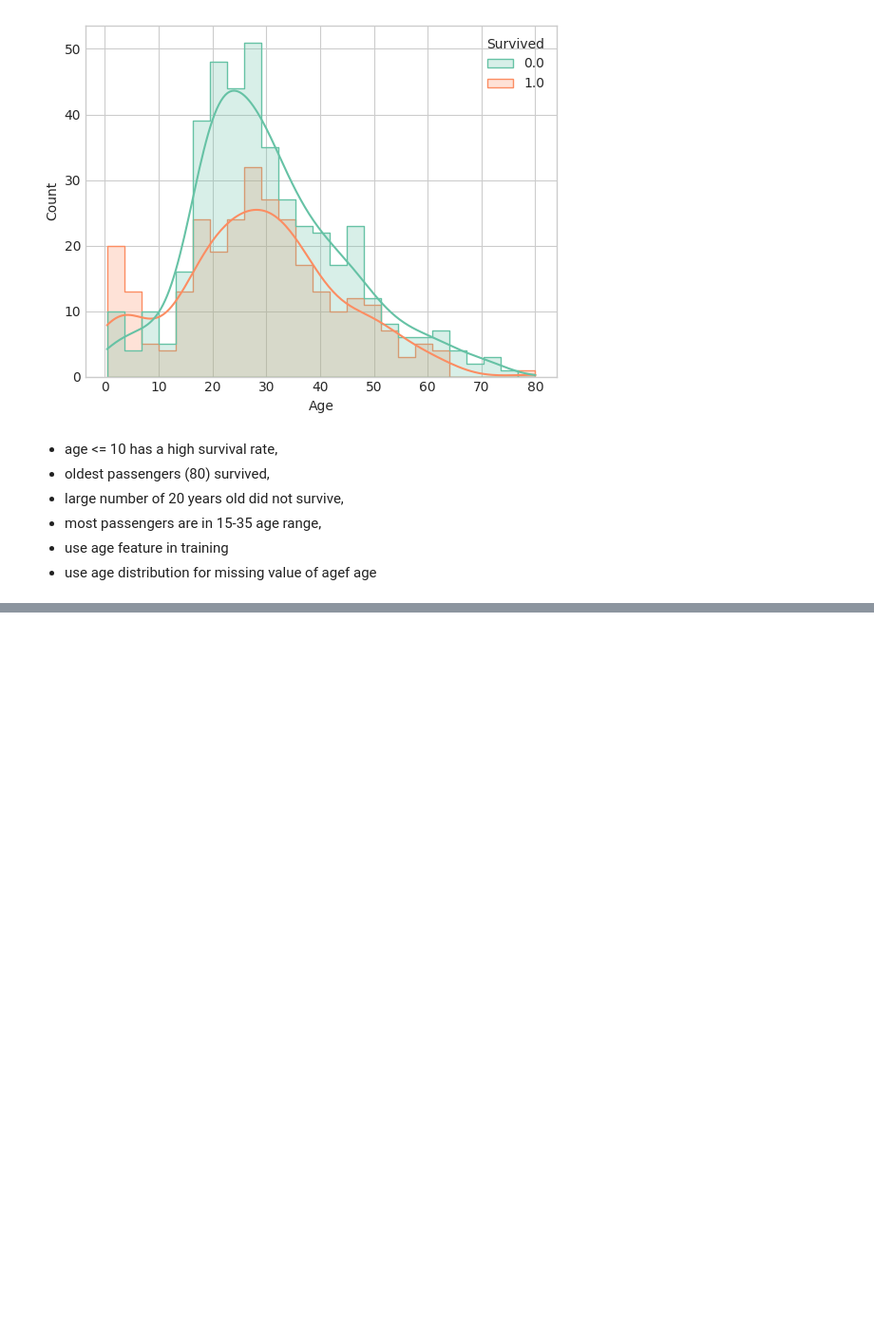
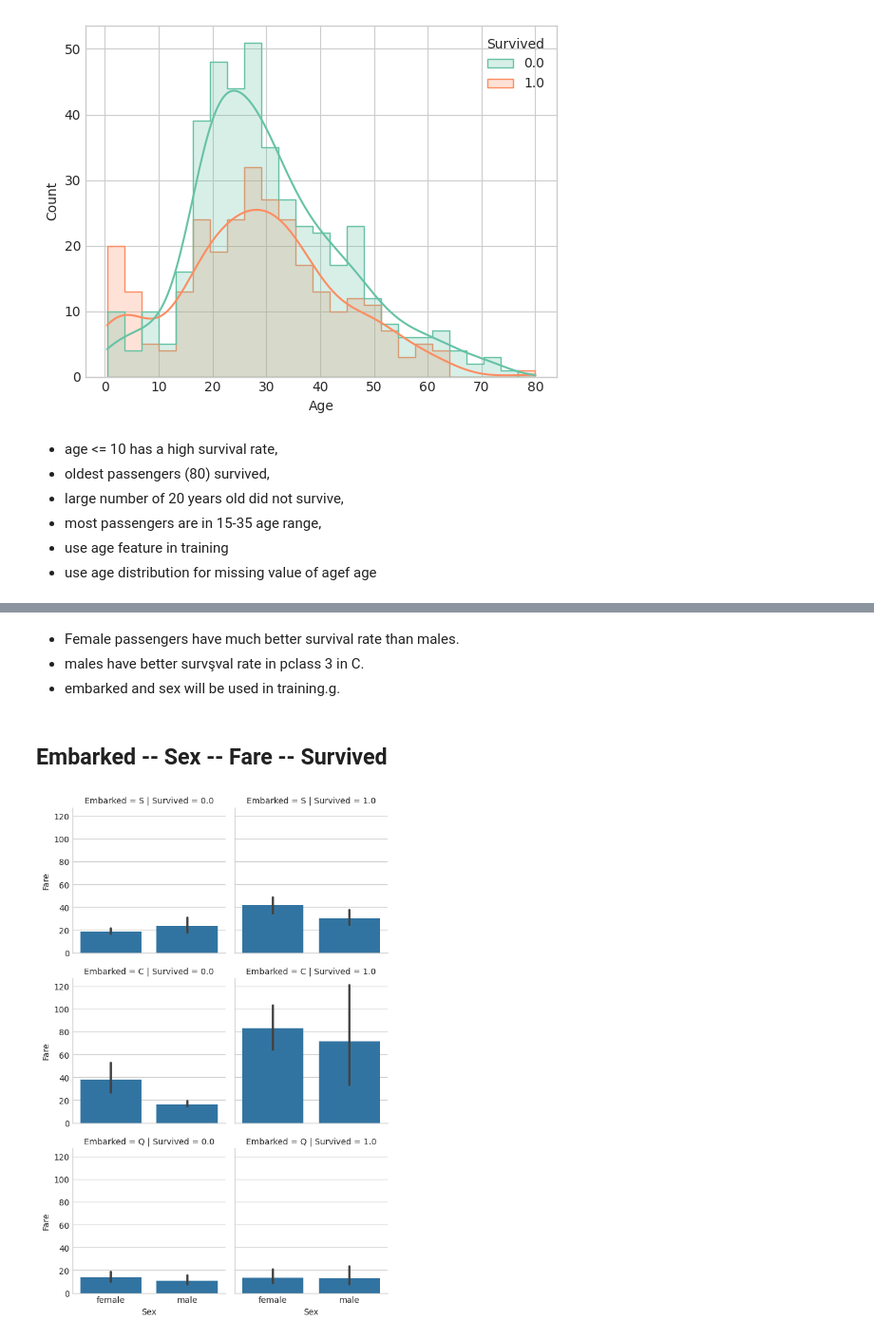
Before and after one commit to BarisOzgurYasar/Titanic-ML, a Jupyter notebook: titanic-eda-notebook.ipynb, the cells around one changed output, grey strips where cells are left out. Shown: that part at 95% size. Cells and saved outputs as stored; diff of their text form; code cells hidden in the pictures; blank space fills up the shorter version.

```diff
--- a/titanic-eda-notebook.ipynb
+++ b/titanic-eda-notebook.ipynb
@@ -487,0 +510,14 @@ plt.show()
+# %% [markdown]
+* Female passengers have much better survival rate than males.
+* males have better survşval rate in pclass 3 in C.
+* embarked and sex will be used in training.g.
+# %% [markdown]
+<a id="19"></a>
+## Embarked -- Sex -- Fare -- Survived
+# %%
+g = sns.FacetGrid(train_df, row = "Embarked", col = "Survived")
+g.map(sns.barplot, "Sex", "Fare")
+g.add_legend()
+plt.show()
+# %% [output]
+[figure, added]
```
Also changed, not shown: parts of 11 cells of this notebook.
